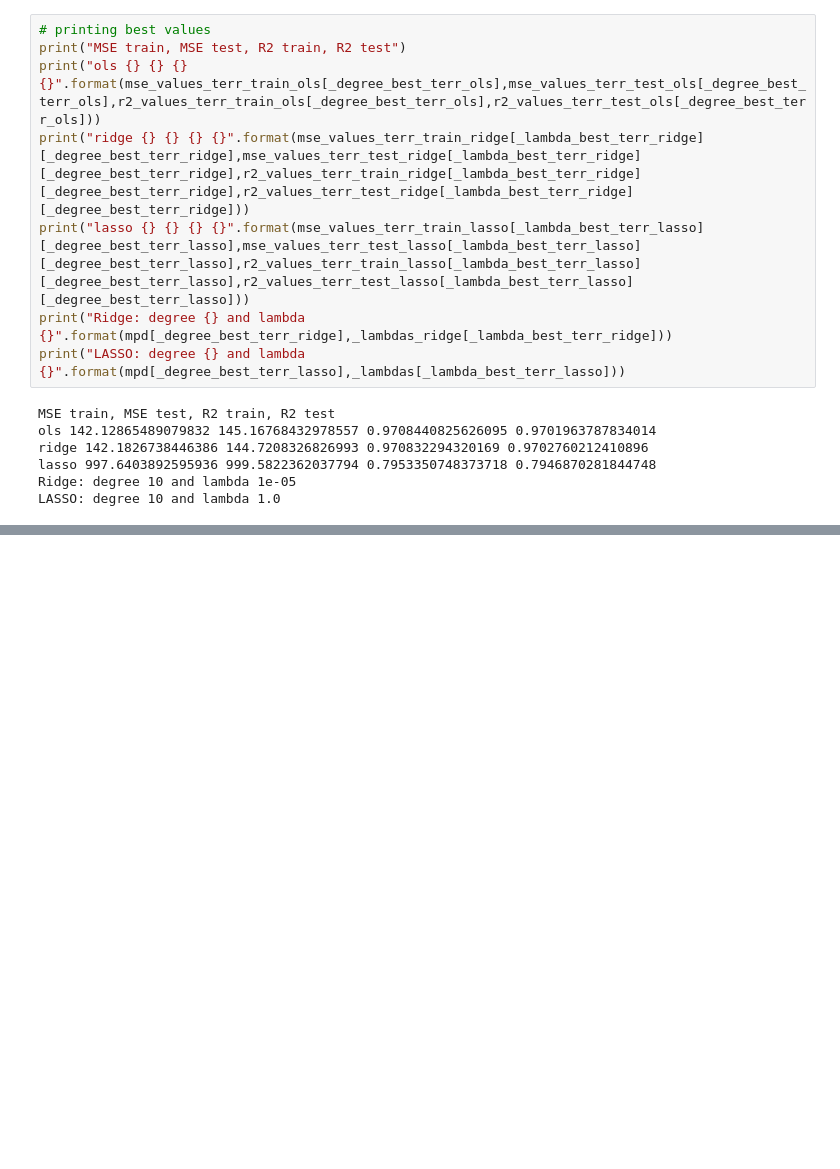
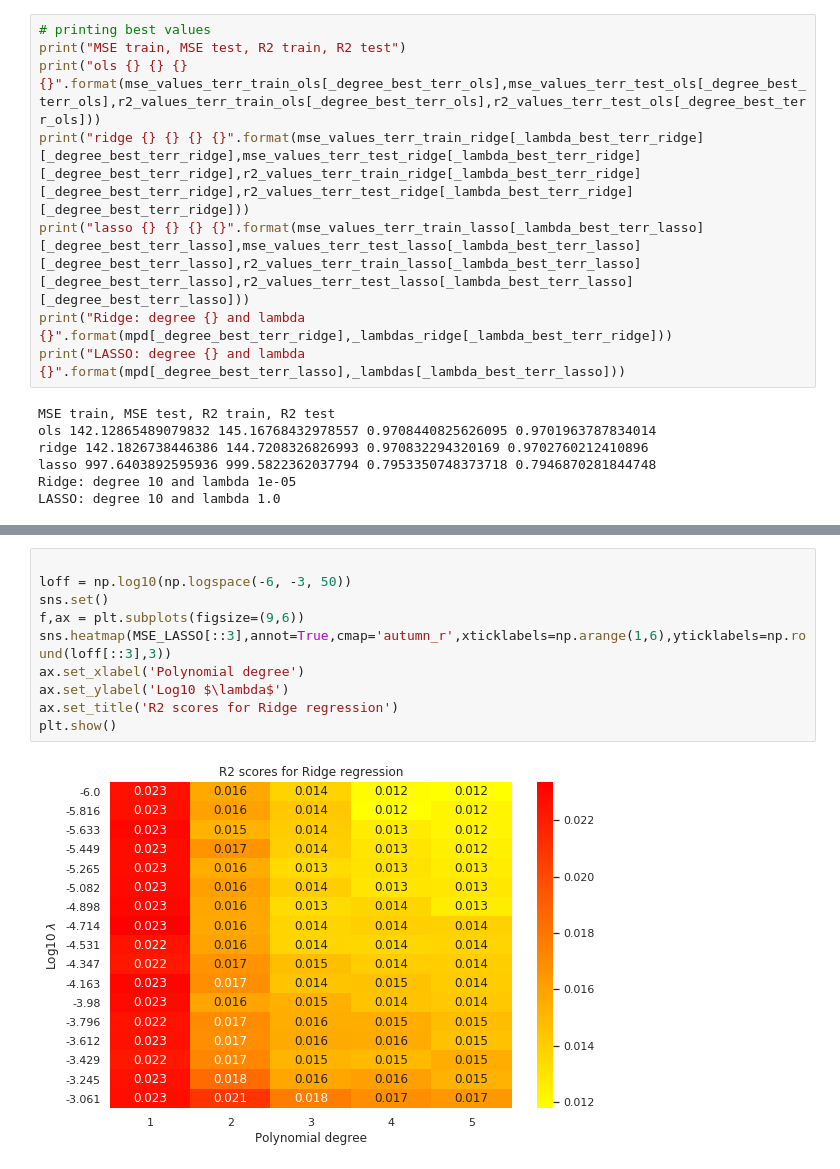
Before and after one commit to jkismul/MachineLearning, a Jupyter notebook: scr/code/project_1.ipynb, the cells around one changed output, grey strips where cells are left out. Cells and saved outputs as stored; diff of their text form; blank space fills up the shorter version.

```diff
--- a/scr/code/project_1.ipynb
+++ b/scr/code/project_1.ipynb
@@ -1074,0 +1103,12 @@ LASSO: degree 10 and lambda 1.0
+# %%
+
+loff = np.log10(np.logspace(-6, -3, 50))
+sns.set()
+f,ax = plt.subplots(figsize=(9,6))
+sns.heatmap(MSE_LASSO[::3],annot=True,cmap='autumn_r',xticklabels=np.arange(1,6),yticklabels=np.round(loff[::3],3))
+ax.set_xlabel('Polynomial degree')
+ax.set_ylabel('Log10 $\lambda$')
+ax.set_title('R2 scores for Ridge regression')
+plt.show()
+# %% [output]
+[figure, added]
```
Also changed, not shown: parts of 9 cells of this notebook.
